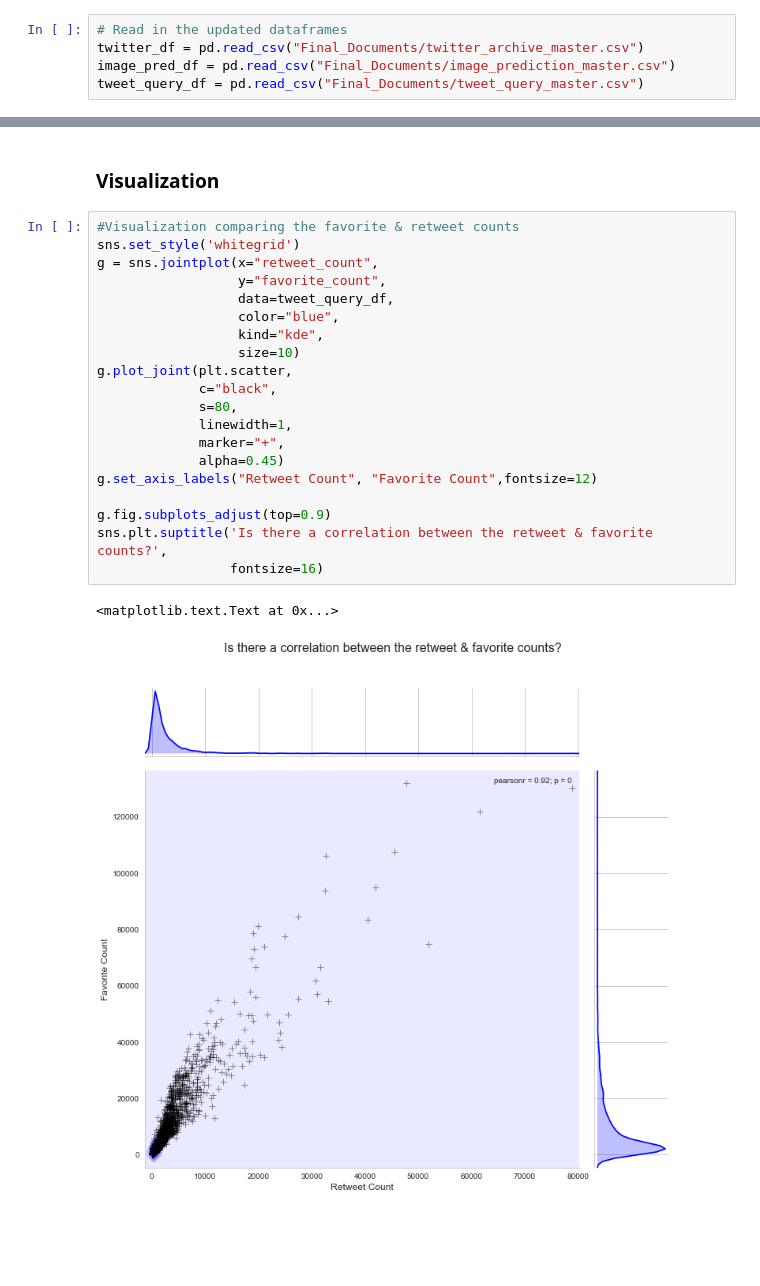
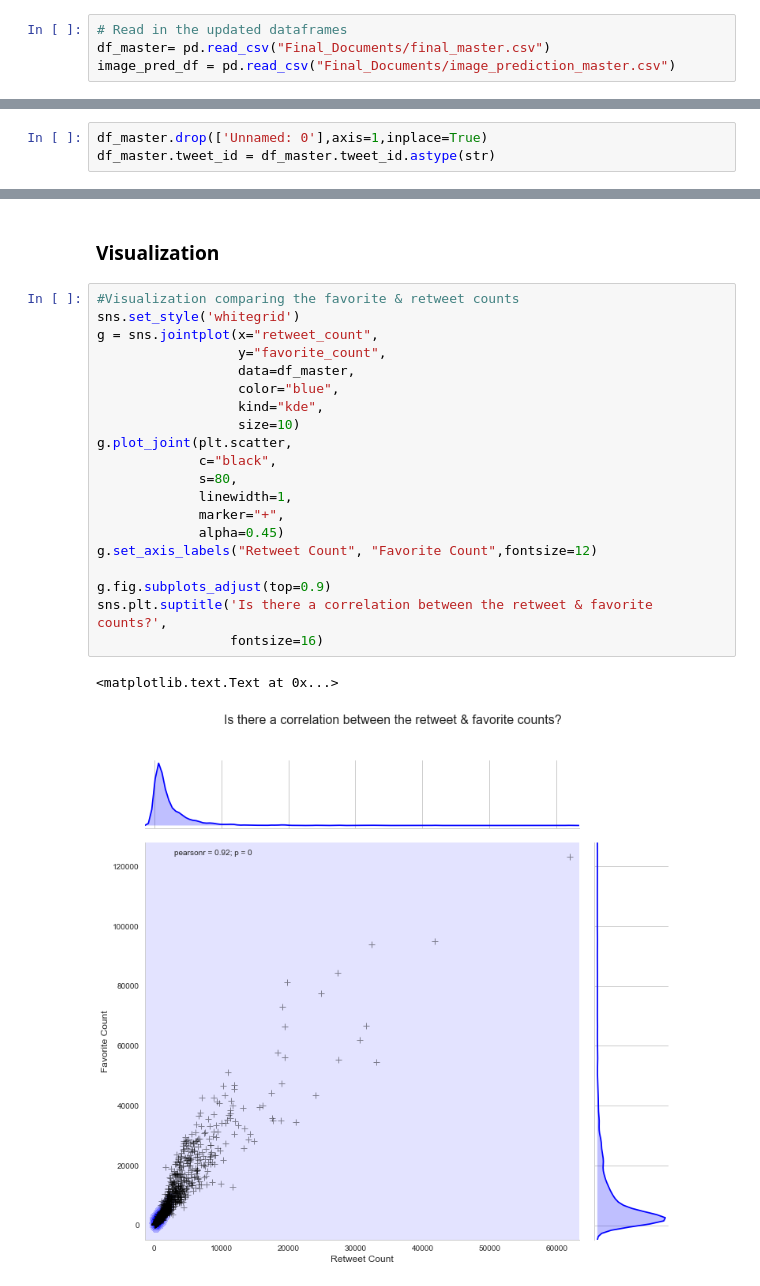
Before and after one commit to RedRock42/Udacity-DataAnalyticsNanodegree-Portfolio, a Jupyter notebook: P4.Wrangling & Analyzing Twitter Data/Wrangle Act.ipynb, the cells around one changed output, grey strips where cells are left out. Cells and saved outputs as stored; diff of their text form; blank space fills up the shorter version.

```diff
--- a/P4.Wrangling & Analyzing Twitter Data/Wrangle Act.ipynb
+++ b/P4.Wrangling & Analyzing Twitter Data/Wrangle Act.ipynb
@@ -447,6 +868,5 @@ tweet_df_clean.to_csv('Final_Documents/tweet_query_master.csv')
 ## Analyze
 # %%
 # Read in the updated dataframes
-twitter_df = pd.read_csv("Final_Documents/twitter_archive_master.csv")
+df_master= pd.read_csv("Final_Documents/final_master.csv")
 image_pred_df = pd.read_csv("Final_Documents/image_prediction_master.csv")
-tweet_query_df = pd.read_csv("Final_Documents/tweet_query_master.csv")
@@ -493,0 +912,3 @@ tweet_query_df.head(3)
+# %%
+df_master.drop(['Unnamed: 0'],axis=1,inplace=True)
+df_master.tweet_id = df_master.tweet_id.astype(str)
@@ -706,23 +1098,23 @@ Name: jpg_url, dtype: object
 # %%
 #Visualization comparing the favorite & retweet counts
 sns.set_style('whitegrid')
 g = sns.jointplot(x="retweet_count",
                   y="favorite_count",
-                  data=tweet_query_df,
+                  data=df_master,
                   color="blue",
                   kind="kde",
                   size=10)
 g.plot_joint(plt.scatter,
              c="black",
              s=80,
              linewidth=1,
              marker="+",
              alpha=0.45)
 g.set_axis_labels("Retweet Count", "Favorite Count",fontsize=12)
 
 g.fig.subplots_adjust(top=0.9)
 sns.plt.suptitle('Is there a correlation between the retweet & favorite counts?',
                  fontsize=16)
 # %% [output]
 <matplotlib.text.Text at 0x...>
-[figure, old version]
+[figure, new version]
```
Also changed, not shown: parts of 190 cells of this notebook, 3 other files.
